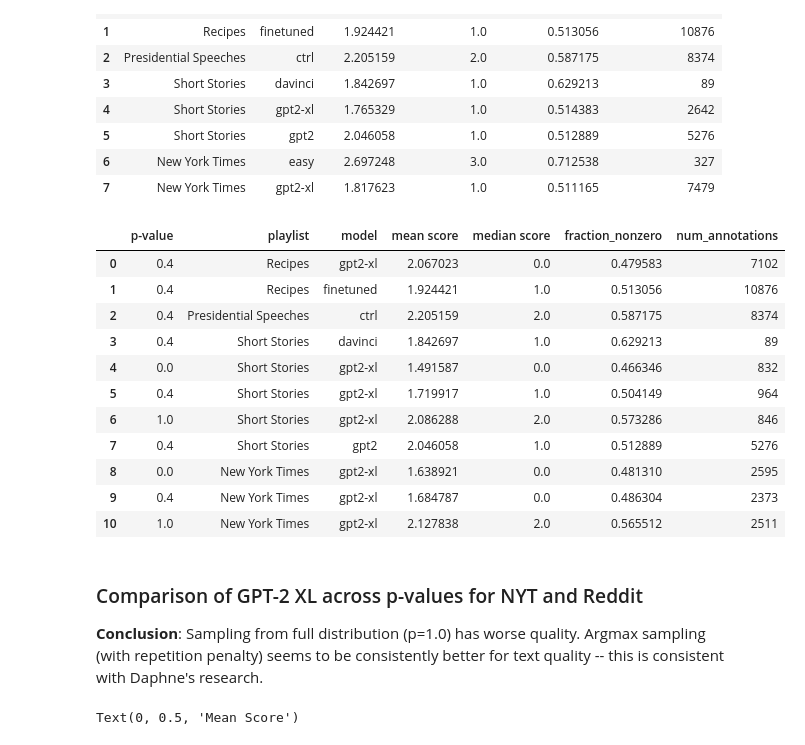
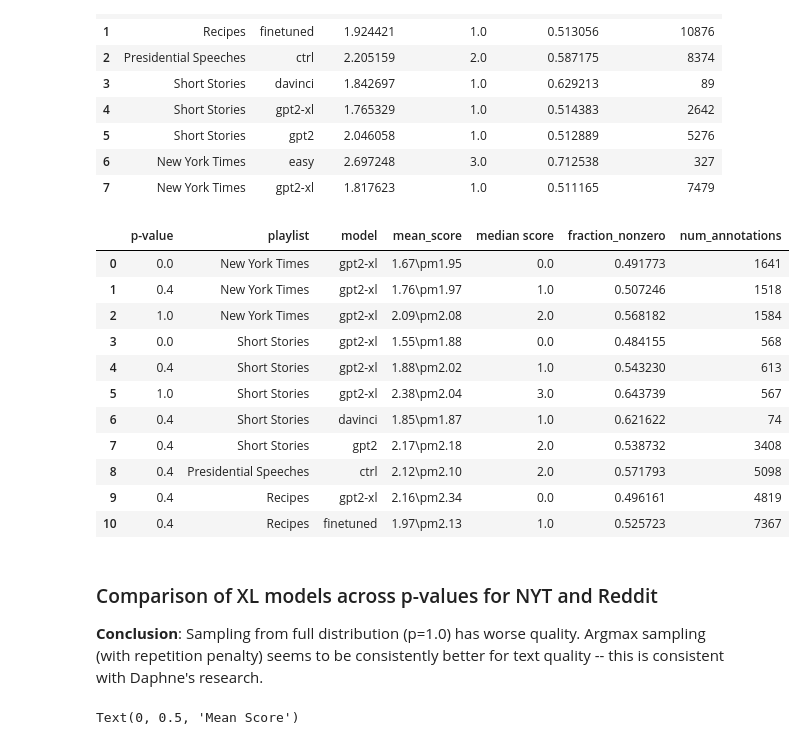
Before and after one commit to kirubarajan/roft, a Jupyter notebook: annotation/analysis/research.ipynb, the cells around one changed output. Cells and saved outputs as stored; diff of their text form; code cells hidden in the pictures.

```diff
--- a/annotation/analysis/research.ipynb
+++ b/annotation/analysis/research.ipynb
@@ -185,46 +237,48 @@ analyze_per_playlist()
 # %%
 def analyze_per_decoding_strat():
   info_to_return = []
   playlist_names = set(playlist_df["shortname"].tolist())
   model_names = set(generation_df["system"].tolist())
   for playlist in playlist_names:
     for model in model_names:
       for top_p_value in [0.0, 0.1, 0.2, 0.3, 0.4, 0.5, 0.6, 0.7, 0.8, 0.9, 1.0]:
         df = full_df[(full_df["dec_strat"]=="top-p") &
                   (full_df["dec_strat_value"]==top_p_value) &
                   (full_df["playlist_name"]==playlist) &
                   (full_df["system"]==model) &
                           (full_df["playlist_version"]=="0.2")]
 
         if len(df) > 0:
           info = {"p-value": top_p_value,
                   "playlist": playlist,
                   "model": model,
-                  "mean score": np.mean(df["points"]),
+                  # "mean score": np.mean(df["points"]),
+                  # "std score": np.std(df["points"]),
+                  "mean_score": "%0.2f\\pm%0.2f" % (np.mean(df["points"]), np.std(df["points"])),
                   "median score": np.median(df["points"]),
                   "fraction_nonzero": len(df[df["points"] > 0]) / len(df),
                   "num_annotations": len(df),
           }
           info_to_return.append(info)
   return pd.DataFrame(info_to_return)
 
 out_df = analyze_per_decoding_strat()
 out_df
 # %% [output]
-|  | p-value | playlist | model | mean score | median score | fraction_nonzero | num_annotations |
-| 0 | 0.4 | Recipes | gpt2-xl | 2.067023 | 0.0 | 0.479583 | 7102 |
-| 1 | 0.4 | Recipes | finetuned | 1.924421 | 1.0 | 0.513056 | 10876 |
-| 2 | 0.4 | Presidential Speeches | ctrl | 2.205159 | 2.0 | 0.587175 | 8374 |
-| 3 | 0.4 | Short Stories | davinci | 1.842697 | 1.0 | 0.629213 | 89 |
-| 4 | 0.0 | Short Stories | gpt2-xl | 1.491587 | 0.0 | 0.466346 | 832 |
-| 5 | 0.4 | Short Stories | gpt2-xl | 1.719917 | 1.0 | 0.504149 | 964 |
-| 6 | 1.0 | Short Stories | gpt2-xl | 2.086288 | 2.0 | 0.573286 | 846 |
-| 7 | 0.4 | Short Stories | gpt2 | 2.046058 | 1.0 | 0.512889 | 5276 |
-| 8 | 0.0 | New York Times | gpt2-xl | 1.638921 | 0.0 | 0.481310 | 2595 |
-| 9 | 0.4 | New York Times | gpt2-xl | 1.684787 | 0.0 | 0.486304 | 2373 |
-| 10 | 1.0 | New York Times | gpt2-xl | 2.127838 | 2.0 | 0.565512 | 2511 |
+|  | p-value | playlist | model | mean_score | median score | fraction_nonzero | num_annotations |
+| 0 | 0.0 | New York Times | gpt2-xl | 1.67\pm1.95 | 0.0 | 0.491773 | 1641 |
+| 1 | 0.4 | New York Times | gpt2-xl | 1.76\pm1.97 | 1.0 | 0.507246 | 1518 |
+| 2 | 1.0 | New York Times | gpt2-xl | 2.09\pm2.08 | 2.0 | 0.568182 | 1584 |
+| 3 | 0.0 | Short Stories | gpt2-xl | 1.55\pm1.88 | 0.0 | 0.484155 | 568 |
+| 4 | 0.4 | Short Stories | gpt2-xl | 1.88\pm2.02 | 1.0 | 0.543230 | 613 |
+| 5 | 1.0 | Short Stories | gpt2-xl | 2.38\pm2.04 | 3.0 | 0.643739 | 567 |
+| 6 | 0.4 | Short Stories | davinci | 1.85\pm1.87 | 1.0 | 0.621622 | 74 |
+| 7 | 0.4 | Short Stories | gpt2 | 2.17\pm2.18 | 2.0 | 0.538732 | 3408 |
+| 8 | 0.4 | Presidential Speeches | ctrl | 2.12\pm2.10 | 2.0 | 0.571793 | 5098 |
+| 9 | 0.4 | Recipes | gpt2-xl | 2.16\pm2.34 | 0.0 | 0.496161 | 4819 |
+| 10 | 0.4 | Recipes | finetuned | 1.97\pm2.13 | 1.0 | 0.525723 | 7367 |
 # %% [markdown]
-### Comparison of GPT-2 XL across p-values for NYT and Reddit
+### Comparison of XL models across p-values for NYT and Reddit
 
 **Conclusion**: Sampling from full distribution (p=1.0) has worse quality. Argmax sampling (with repetition penalty) seems to be consistently better for text quality -- this is consistent with Daphne's research.
 # %%
```
Also changed, not shown: parts of 25 cells of this notebook.
